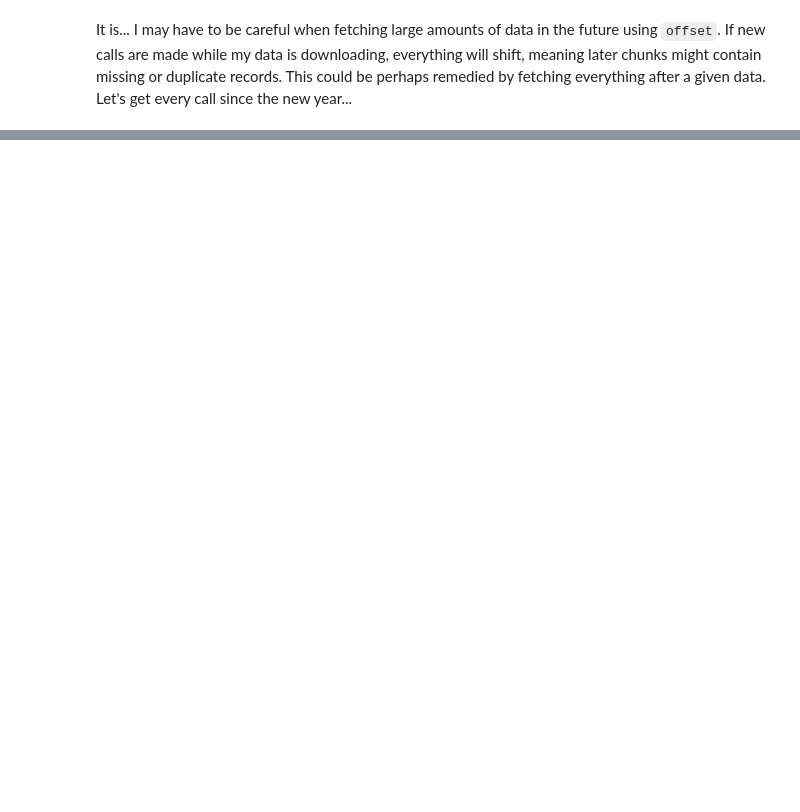
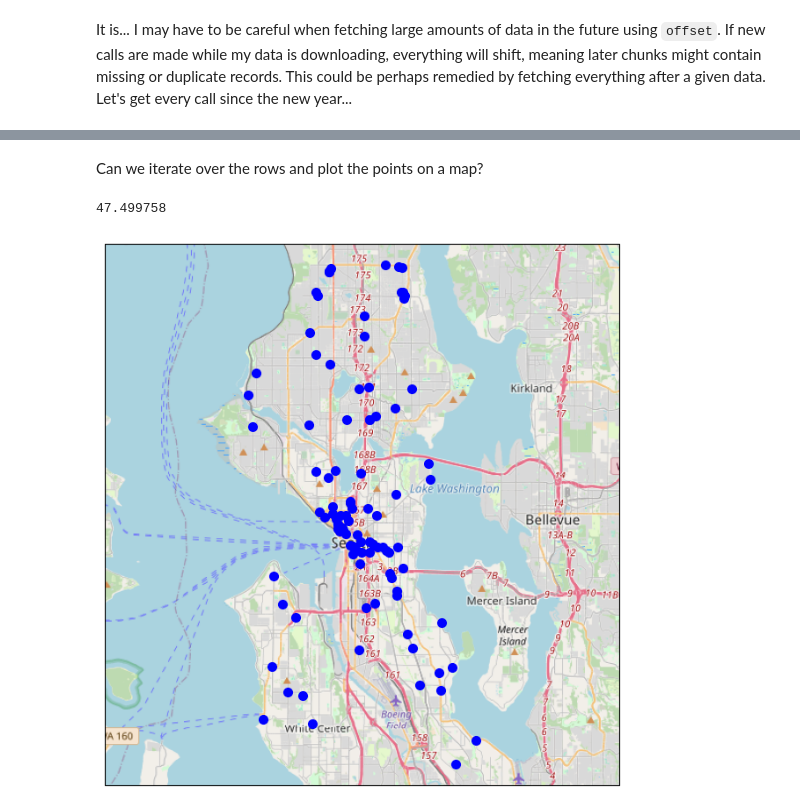
Before and after one commit to khalidelassaad/seattle-fire-data-analysis, a Jupyter notebook: main.ipynb, the cells around one changed output, grey strips where cells are left out. Saved outputs shown, nothing was run; the diff lists cells and outputs as text; code cells hidden in the pictures; blank space fills up the shorter version.

```diff
--- a/main.ipynb
+++ b/main.ipynb
@@ -27,6 +32,6 @@ print(data)
 # %% [markdown]
 Sanity check... If I fetch only one record, is it the latest record?
 # %%
-data = client.get("kzjm-xkqj", limit = 1)
+data = client.get("kzjm-xkqj", limit = 100)
 print(data)
 # %% [output]
@@ -35,0 +56,3 @@ It is... I may have to be careful when fetching large amounts of data in the fut
+# %%
+df = pd.DataFrame.from_records(data)
+df
@@ -35,0 +73,26 @@ It is... I may have to be careful when fetching large amounts of data in the fut
+# %% [markdown]
+Can we iterate over the rows and plot the points on a map?
+# %%
+float(df["latitude"].min())
+# %% [output]
+47.499758
+# %%
+padding = 0.01
+lon_min, lon_max = float(df["longitude"].min()) + padding * 10, float(df["longitude"].max()) - padding * 10
+lat_min, lat_max = float(df["latitude"].min()) - padding, float(df["latitude"].max()) + padding
+
+osm_tiles = cimgt.OSM()
+fig, ax = plt.subplots(figsize=(10, 8), subplot_kw={'projection': osm_tiles.crs})
+ax.set_extent([lon_min, lon_max, lat_min, lat_max])
+ax.add_image(osm_tiles, 11)
+
+for datum in data:
+    ax.plot(
+        float(datum['longitude']),
+        float(datum['latitude']),
+        'bo', markersize=7, transform=ccrs.Geodetic()
+    )
+
+plt.show()
+# %% [output]
+[figure, added]
```
Also changed, not shown: parts of 8 cells of this notebook.
